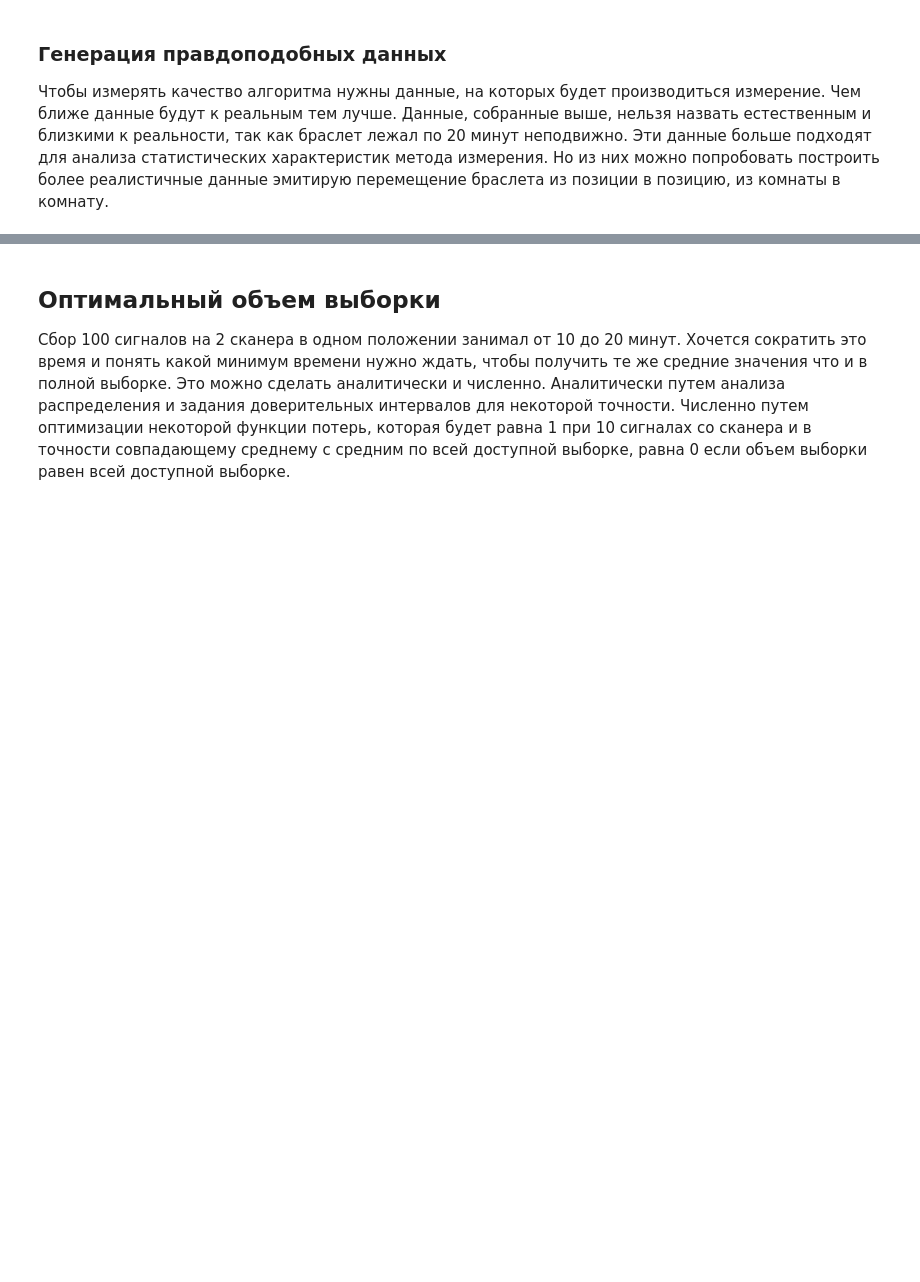
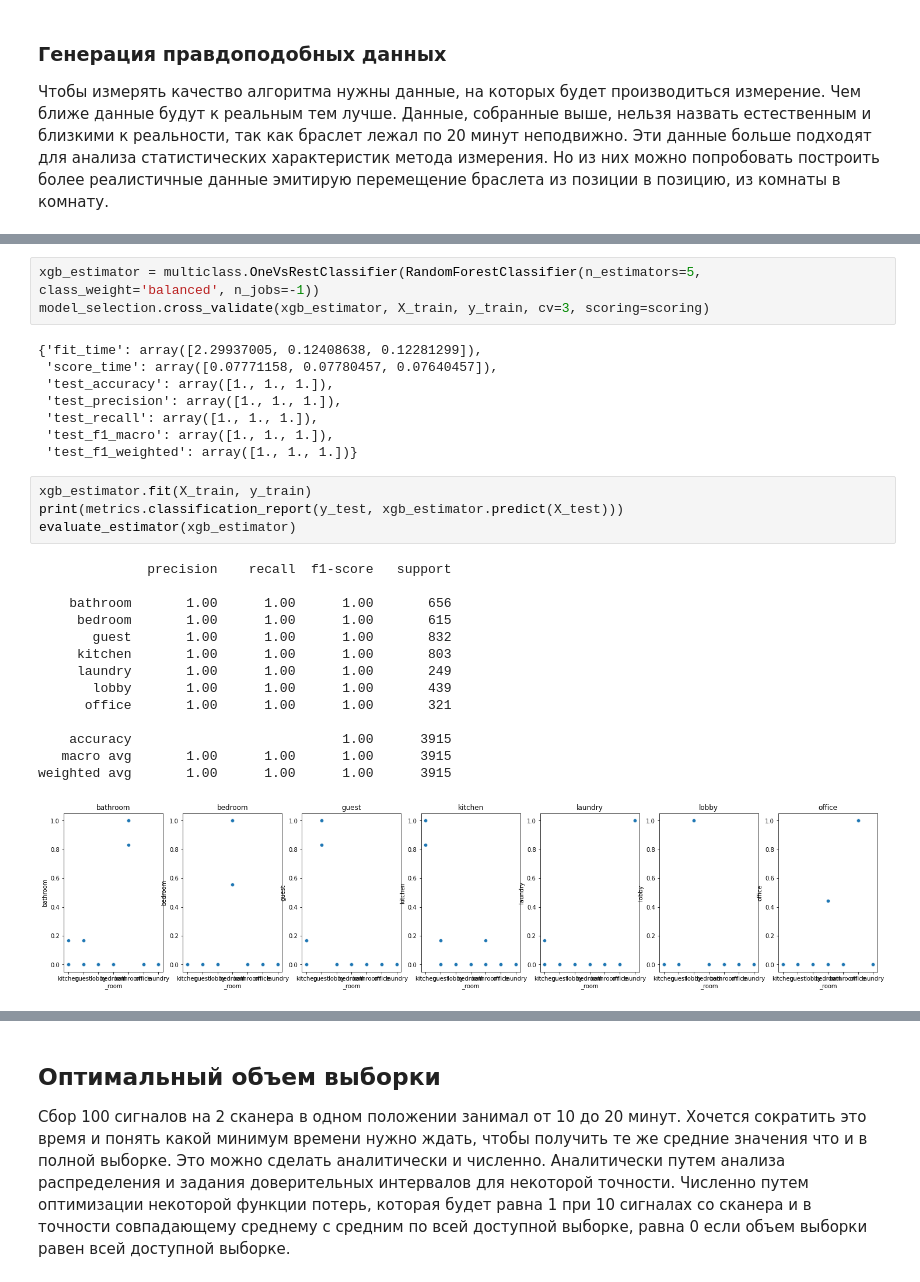
Before and after one commit to presence-solutions/mqtt-room-presence, a Jupyter notebook: research-3.ipynb, the cells around one changed output, grey strips where cells are left out. Drawn from its saved outputs; the diff is of its cells as text; blank space fills up the shorter version.

```diff
--- a/research-3.ipynb
+++ b/research-3.ipynb
@@ -216,0 +367,30 @@ bedroom-1636460257.085355
+# %%
+xgb_estimator = multiclass.OneVsRestClassifier(RandomForestClassifier(n_estimators=5, class_weight='balanced', n_jobs=-1))
+model_selection.cross_validate(xgb_estimator, X_train, y_train, cv=3, scoring=scoring)
+# %% [output]
+{'fit_time': array([2.29937005, 0.12408638, 0.12281299]),
+ 'score_time': array([0.07771158, 0.07780457, 0.07640457]),
+ 'test_accuracy': array([1., 1., 1.]),
+ 'test_precision': array([1., 1., 1.]),
+ 'test_recall': array([1., 1., 1.]),
+ 'test_f1_macro': array([1., 1., 1.]),
+ 'test_f1_weighted': array([1., 1., 1.])}
+# %%
+xgb_estimator.fit(X_train, y_train)
+print(metrics.classification_report(y_test, xgb_estimator.predict(X_test)))
+evaluate_estimator(xgb_estimator)
+# %% [output]
+              precision    recall  f1-score   support
+
+    bathroom       1.00      1.00      1.00       656
+     bedroom       1.00      1.00      1.00       615
+       guest       1.00      1.00      1.00       832
+     kitchen       1.00      1.00      1.00       803
+     laundry       1.00      1.00      1.00       249
+       lobby       1.00      1.00      1.00       439
+      office       1.00      1.00      1.00       321
+
+    accuracy                           1.00      3915
+   macro avg       1.00      1.00      1.00      3915
+weighted avg       1.00      1.00      1.00      3915
+[figure, added]
```
Also changed, not shown: parts of 42 cells of this notebook, 9 other files.
